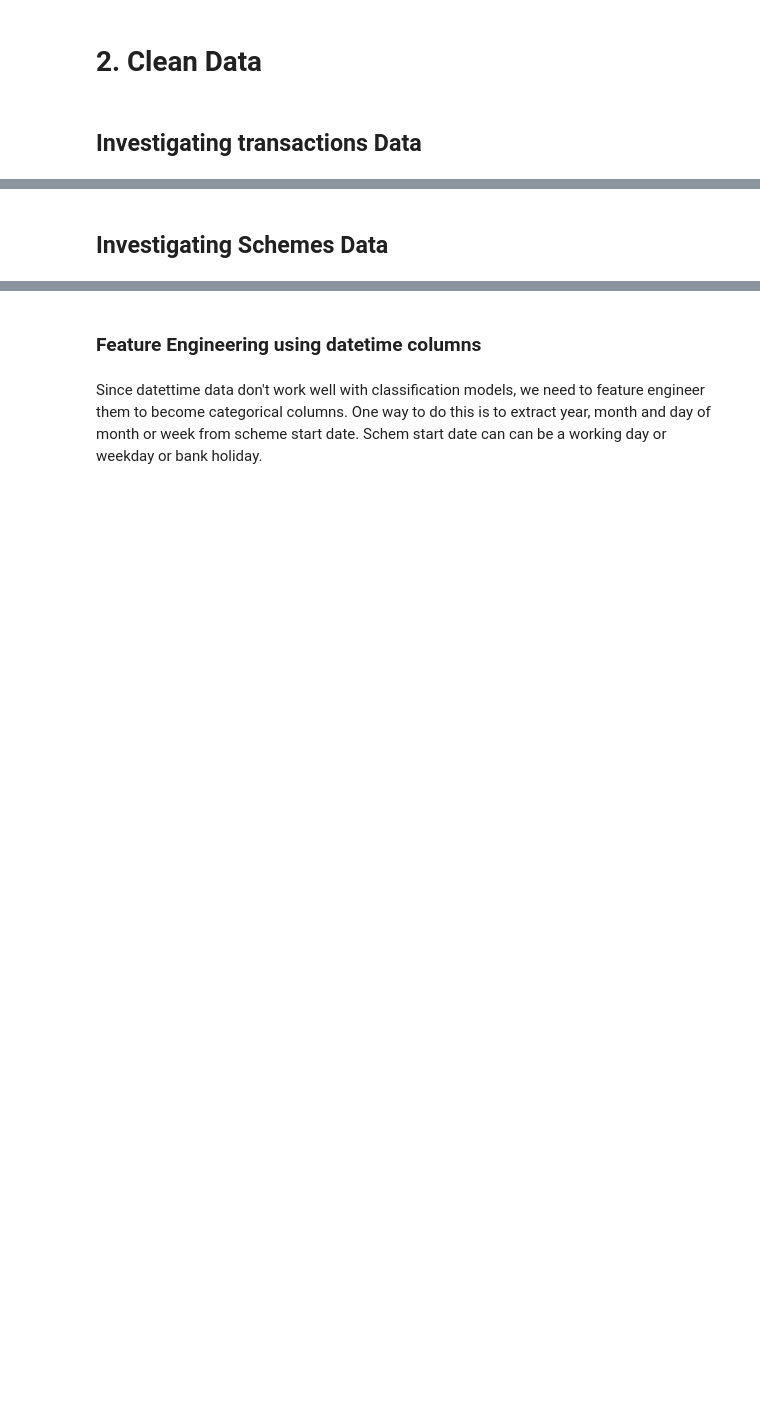
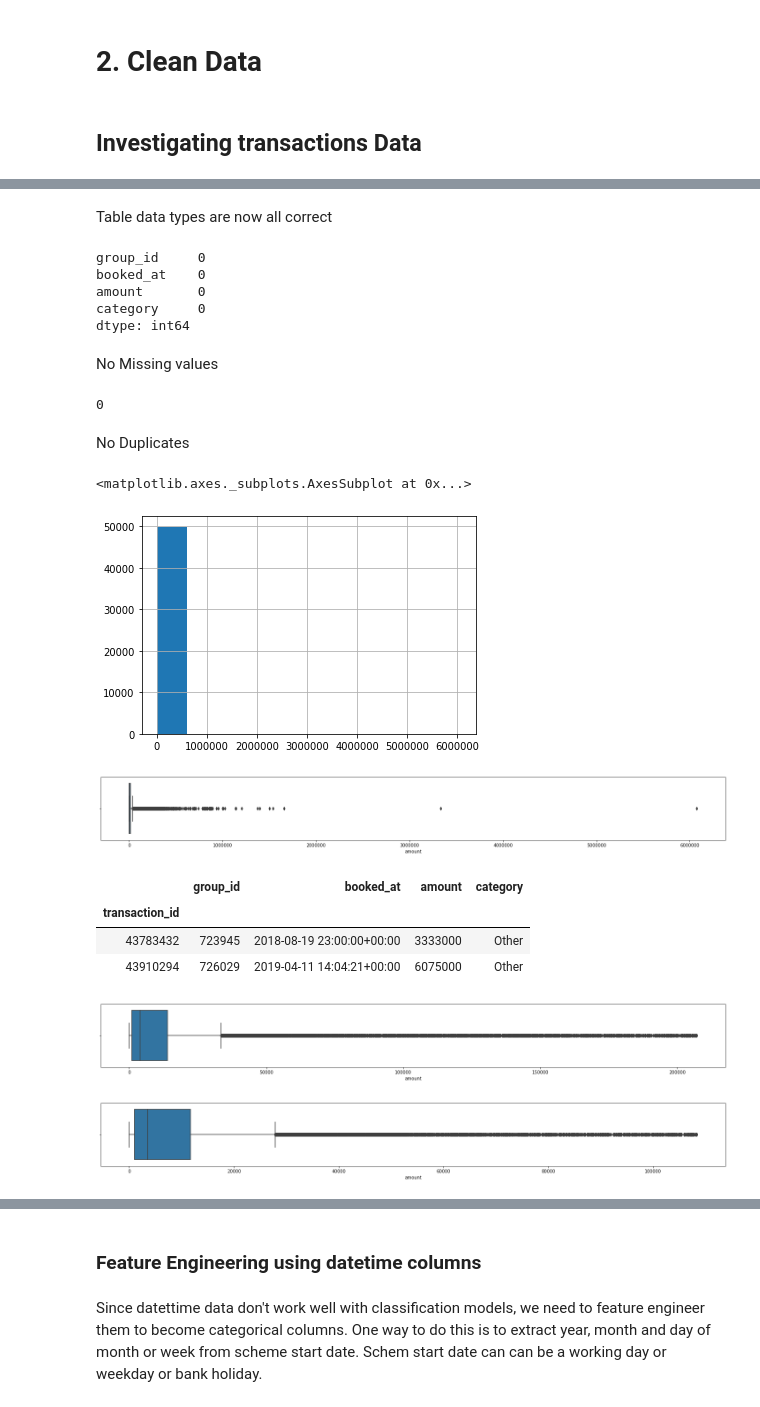
Before and after one commit to Ali-Parandeh/credit-kudos, a Jupyter notebook: notebooks/credit-kudos.ipynb, the cells around one changed output, grey strips where cells are left out. Cells and saved outputs as stored; diff of their text form; code cells hidden in the pictures; blank space fills up the shorter version.

Commit message:
feat(eda): Initial investigatory analysis identifying outliers, and visualising categorical variables

```diff
--- a/notebooks/credit-kudos.ipynb
+++ b/notebooks/credit-kudos.ipynb
@@ -13,4 +15,4 @@ import statsmodels as sm
 logging.basicConfig(level=logging.INFO)
 # %%
 # Construct dict of column names that need to be converted to category columns using dict comprehension
-dtypes= {col:dtype for col, dtype in zip(['', '', ''], ['category'] * 3)}
+dtypes= {col:dtype for col, dtype in zip(['group_id', 'category'], ['category'] * 2)}
@@ -19,0 +19,2 @@ df = pd.read_csv('../data/data.csv', parse_dates=[2, 4, 8], infer_datetime_forma
+# %%
+df = pd.read_csv('../data/data.csv', dtype=dtypes, infer_datetime_format=True, parse_dates=[2]).sort_values('group_id').set_index('transaction_id')
@@ -27,3 +48,26 @@ sales.info()
+# %% [markdown]
+Table data types are now all correct
+# %%
+df.isna().sum()
+# %% [output]
+group_id     0
+booked_at    0
+amount       0
+category     0
+dtype: int64
+# %% [markdown]
+No Missing values
+# %%
+df.reset_index().duplicated().sum()
+# %% [output]
+0
+# %% [markdown]
+No Duplicates
+# %%
+df.amount.hist()
+# %% [output]
+<matplotlib.axes._subplots.AxesSubplot at 0x...>
+[figure, added]
 # %%
 def visualise_outliers(df: pd.DataFrame, figsize: Tuple[int, int]) -> None:
     plt.figure(figsize=figsize)
@@ -32,7 +76,21 @@ def visualise_outliers(df: pd.DataFrame, figsize: Tuple[int, int]) -> None:
         sns.boxplot(x=df[col])
     plt.tight_layout()
 # %%
-visualise_outliers(sales, (20, 30))
+visualise_outliers(df, (20, 10))
+# %% [output]
+[figure, added]
+# %%
+df[df.amount > 2000000]
+# %% [output]
+|  | group_id | booked_at | amount | category |
+| transaction_id |  |  |  |  |
+| 43783432 | 723945 | 2018-08-19 23:00:00+00:00 | 3333000 | Other |
+| 43910294 | 726029 | 2019-04-11 14:04:21+00:00 | 6075000 | Other |
+# %%
+#  Remove outlier points
+visualise_outliers(df[df.amount < 2000000], (20, 10))
+# %% [output]
+[figure, added]
 # %%
 def drop_outliers(df: pd.DataFrame) -> pd.DataFrame:
     # Let's drop all the outliers (say anything above 3x standard deviations above mean)
@@ -42,5 +100,3 @@ def drop_outliers(df: pd.DataFrame) -> pd.DataFrame:
             cut_off  = mean + 3 * std
             df = df[df[col] <= cut_off]
     return df
-# %% [markdown]
-## Investigating Schemes Data
@@ -46,0 +105,4 @@ def drop_outliers(df: pd.DataFrame) -> pd.DataFrame:
+# %%
+visualise_outliers(df, (20, 10))
+# %% [output]
+[figure, added]
```
Also changed, not shown: parts of 17 cells of this notebook.
